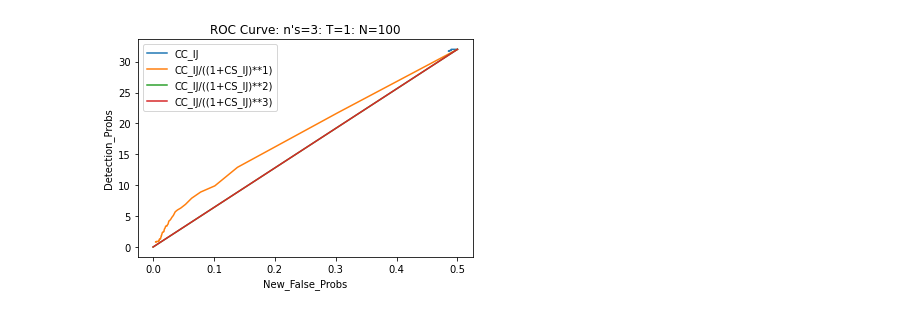
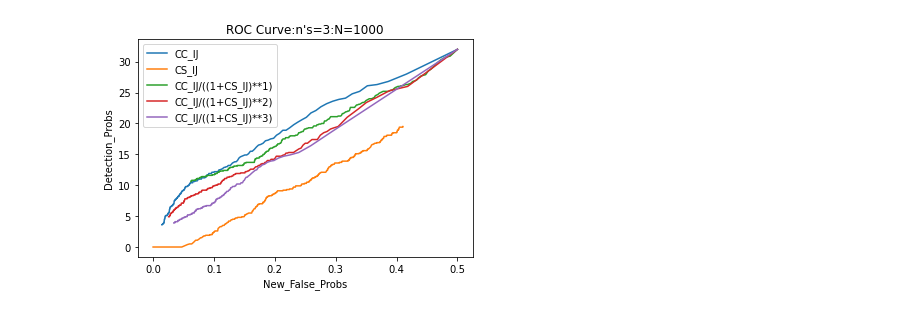
Before and after one commit to mickbrawler/Waveforms, a Jupyter notebook: Onsource_Analysis.ipynb, the cells around one changed output. Drawn from its saved outputs; the diff is of its cells as text; code cells hidden in the pictures.

Commit message:
Added Chi-Square
Plan on adding quadrature sum to get better statistics results.

```diff
--- a/Onsource_Analysis.ipynb
+++ b/Onsource_Analysis.ipynb
@@ -288,11 +288,10 @@ class OnSource:
         else:
             print("invalid D; it is required that 2*D >= T/N")
 
-
 # test_plotter and scatter_plotter may be combinable by using arguments to trigger the creation of specific graphs
 # that is if we are always gonna be making these scatter plots
 
-    def test_plotter(self, T, N, new_stat_only=True, index=0, output="test"):
+    def test_plotter(self, T, N, new_stat_only=True, index=0, outputfile="test"):
 
         mapping = {}
 
@@ -359,7 +358,7 @@ class OnSource:
                     False_count += falses_ij
 
                     # tests if the given pair passes the threshold test
-                    if ((N_BG_ij==0) and (FG_ij > thrshld)):
+                    if (FG_ij > thrshld):
                         if heat_count == 0:
                             succ_count_thrhld += 1
                             mapping[tuple(self.output[i][0][:3])][0] += 1
@@ -415,7 +414,7 @@ class OnSource:
                 N_BG_ij = len(RM_ij[ RM_ij > FG_ij])     # get background vals > froeground vals
 
                 # tests if the given pair passes the threshold test
-                if ((N_BG_ij==0) and (FG_ij>thrshld)):
+                if (FG_ij>thrshld):
 
                     parameter_x=self.output[i][0][xvar]  # get parameter 'xvar' of trial i
                     parameter_y=self.output[i][0][yvar]  # get parameter 'yvar' of trial i
@@ -451,16 +450,14 @@ class OnSource:
         plt.savefig("{}_scatter.png".format(outputfile))
         plt.show()
 
-    def ROC_Curve(self, n_s, T, N, new_stat_only=True, outputfile="ROC_test"):
-        # DON'T RUN THIS WITHOUT ADJUSTing N, IT'S HIGH TO TEST MULTIPLE RHO'S
-        # base statistics are CC_IJ,CS_IJ
-        # Chi Square stat isn't working
+    def ROC_Curve(self, n_s, N, new_stat_only=True, outputfile="ROC_test"):
 
         # Choose soley n-rho's or an addition stat
         if new_stat_only == True:
             stat_list = []
         else:
-            stat_list = ["CC_IJ"]
+            stat_list = ["CC_IJ","CS_IJ"]
+            #stat_list = ["CC_IJ/((1+CS_IJ)**5)"]
 
         # different ^n rhos are appended
         for n in range(1,n_s+1):
@@ -468,25 +465,26 @@ class OnSource:
             stat_list.append(rho)
 
         stat_length = len(stat_list)
+        defaultT = .1
+        for s in range(stat_length):
+            if stat_list[s] == "CC_IJ":
+                T = 10000 # CC_IJ 10000
+            elif stat_list[s] == "CS_IJ":
+                T = 10000
+            else:
+                T = defaultT
+                defaultT = defaultT * (10 ** -3.2)
 
-        New_False_Probs = []
-        Detection_Probs = []
-
-        # First graph shows the two ROC curves ontop each other
-        # Lists printed before are the False Alarm probability, and Detection Probabilities for each statistic
-        for s in range(stat_length):
             self.rho(stat = stat_list[s])
             self.window(.02)
             self.test_plotter(T, N)
-            #print(x.New_False_Prob)
-            #print(x.Detection_Prob)
             plt.plot(self.New_False_Prob,self.Detection_Prob, label=stat_list[s])
 
         plt.xlabel("New_False_Probs")
         plt.ylabel("Detection_Probs")
-        plt.title("ROC Curve: n's={}: T={}: N={}".format(n_s,T,N))
+        plt.title("ROC Curve:n's={}:N={}".format(n_s,N))
         plt.legend()
-        plt.savefig("{}.png".format(outputfile))
+        plt.savefig("{}-ROC.png".format(outputfile))
         plt.show()
 
     # Produces a template given a position in parameter space
@@ -520,10 +518,10 @@ class OnSource:
 # N_A, N_g, N_f, t0_tf, T, trials, filename, A0=1, Af=50, g0=0, gf=2, F0=90, Ff=110, N_t=1000
 x = OnSource(4, 4, 4, 4, 10, 10, N_t=250)
 # %%
-# n_s, T, N
-x.ROC_Curve(3, 1, 100, new_stat_only=False)
+# n_s, N
+x.ROC_Curve(3, 1000, new_stat_only=False)
 # %% [output]
-[figure, old version]
+[figure, new version]
 # %%
 # builds rho statistic
 y=x.rho()
```
Also changed, not shown: parts of 8 cells of this notebook.
